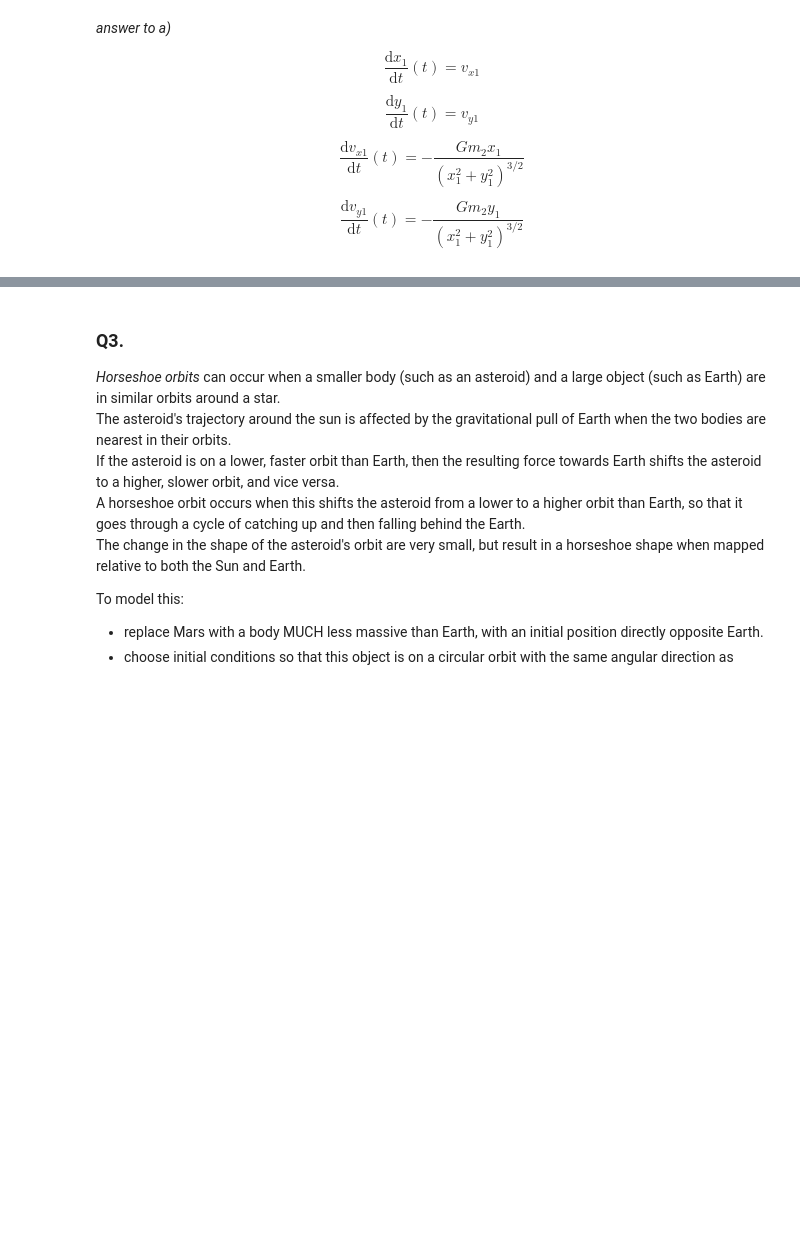
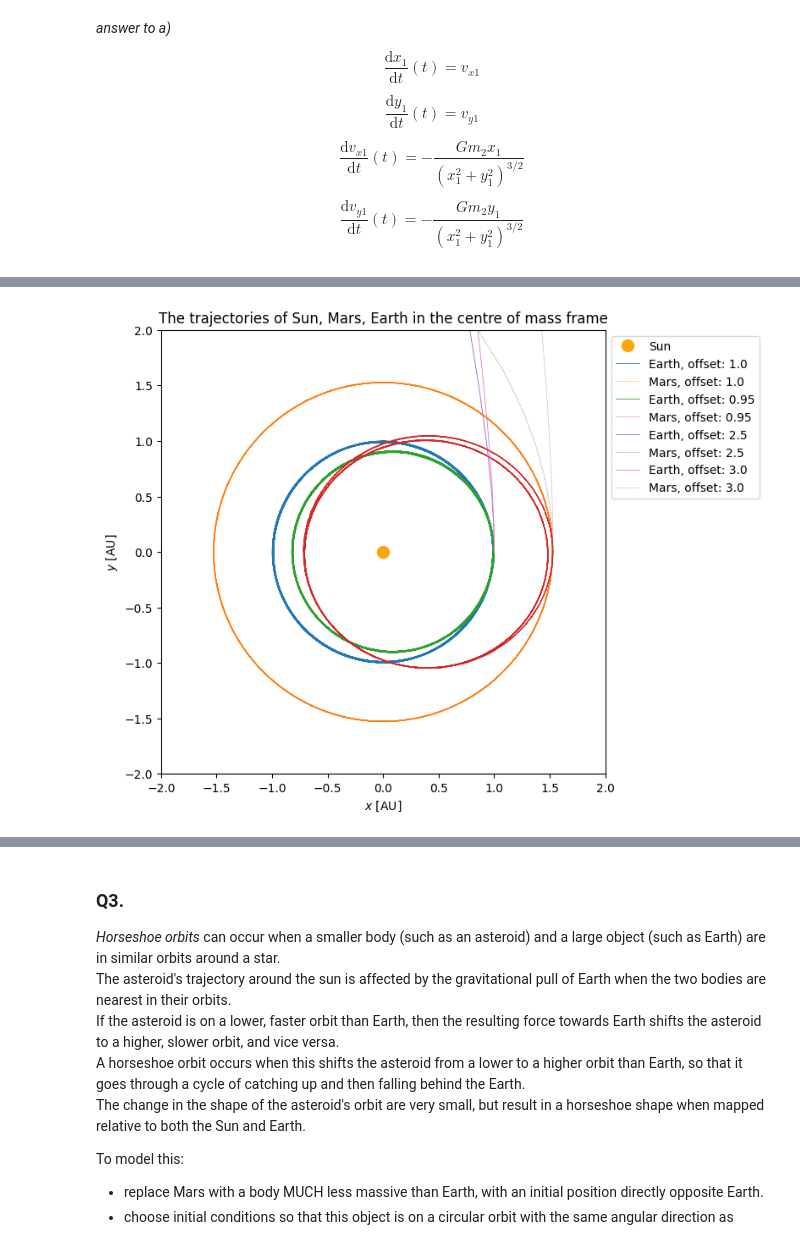
Before and after one commit to arir2001/mitchison_lab2, a Jupyter notebook: orbits/orbits_hw.ipynb, the cells around one changed output, grey strips where cells are left out. Cells and saved outputs as stored; diff of their text form; code cells hidden in the pictures; blank space fills up the shorter version.

Commit message:
part 2 of orbits mostly coomplete

```diff
--- a/orbits/orbits_hw.ipynb
+++ b/orbits/orbits_hw.ipynb
@@ -158,15 +229,0 @@ Plot the following over a suitable time range:
-# %%
-# Initial conditions for Q2: Sun, Earth, Mars
-
-num = 3
-mass = ???
-x0s =
-y0s =
-vx0 =
-vy0 =
-
-x0c, y0c, vx0c, vy0c = correct_for_cm(x0s, y0s, vx0, vy0, mass)
-input0 = np.concatenate((x0c, y0c, vx0c, vy0c))
-
-t = np.linspace(?????)
-three_body = solve_ivp(????)
@@ -172,0 +283,26 @@ three_body = solve_ivp(????)
+# %%
+
+fig, ax = plt.subplots(figsize=(8, 8))
+ax.set_aspect('equal')
+ax.plot(0, 0, 'o', ms=10, color='orange', label='Sun')  # Plot the Sun at the origin
+
+# looping  through each set of data in the list from the 'c' loop, and plot the orbits
+for idx, data in enumerate(otherdata):
+    earth_x, earth_y, mars_x, mars_y, sun_x, sun_y = data
+    ax.plot(earth_x, earth_y, label=f'Earth, offset: {otherstarting[idx]}', linewidth = 0.6)
+    ax.plot(mars_x, mars_y, label=f'Mars, offset: {otherstarting[idx]}', linestyle=':', linewidth = 0.6)
+
+
+ax.set_xlim([-2.0, 2.0])
+ax.set_ylim([-2.0, 2.0])
+ax.set_xlabel('$x$ [AU]')
+ax.set_ylabel('$y$ [AU]')
+
+plt.title('The trajectories of Sun, Mars, Earth in the centre of mass frame')
+
+ax.legend(loc='upper left', bbox_to_anchor=(1, 1))
+
+plt.tight_layout()
+plt.show()
+# %% [output]
+[figure, added]
```
Also changed, not shown: parts of 17 cells of this notebook.
